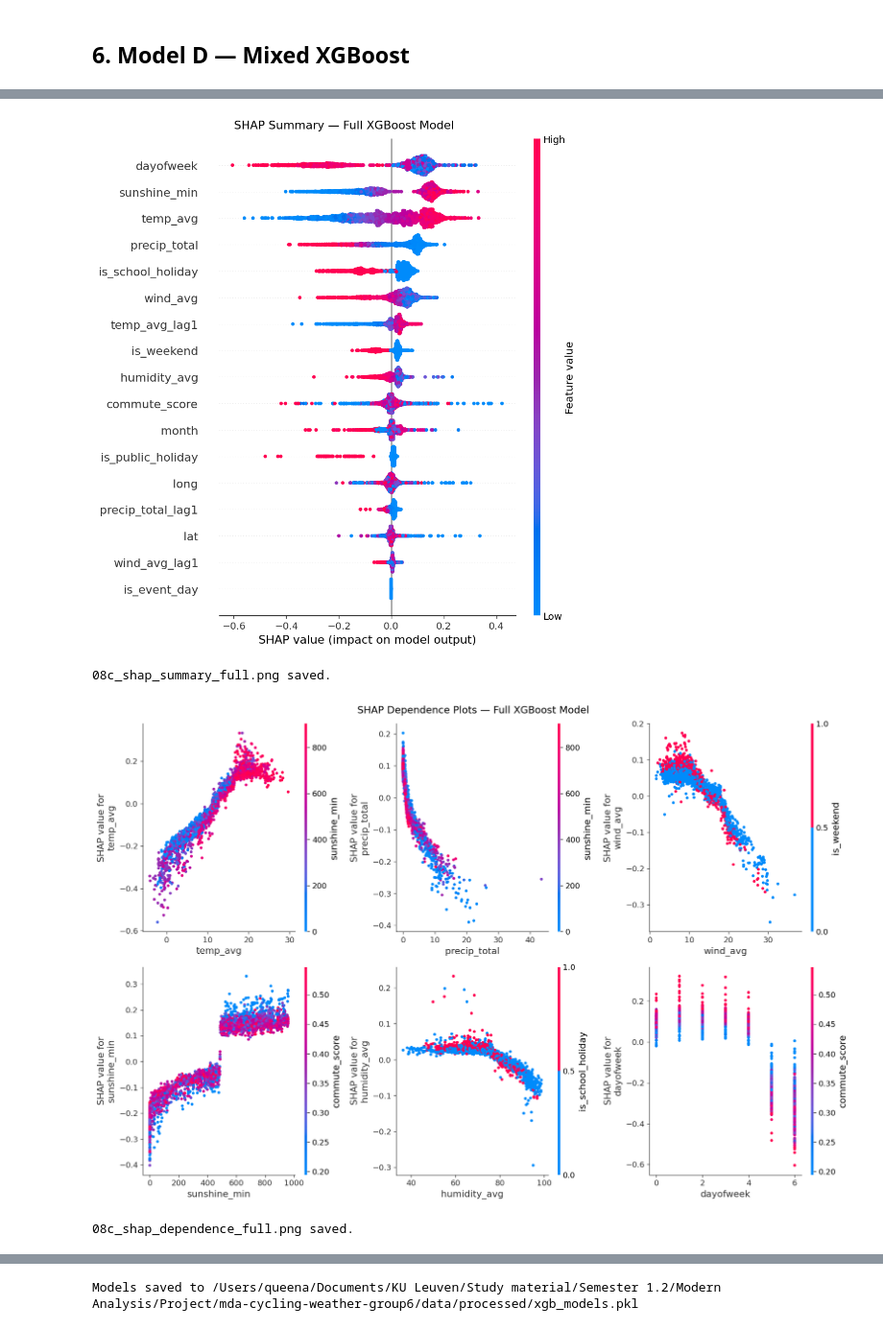
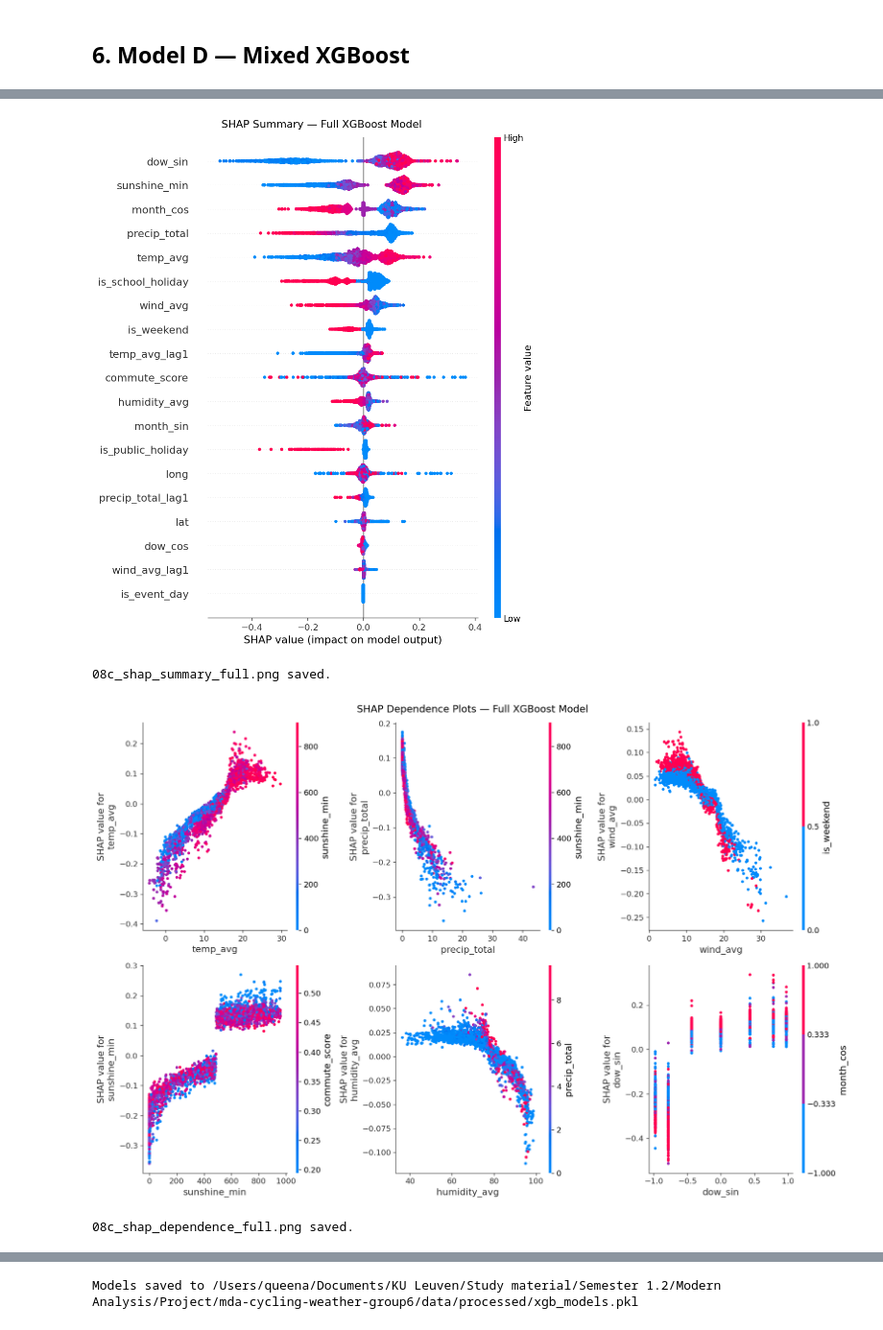
Before and after one commit to Queena34/mda-cycling-weather-group6, a Jupyter notebook: notebooks/08c_xgboost_model.ipynb, the cells around one changed output, grey strips where cells are left out. Shown at 96% size. Drawn from its saved outputs; the diff is of its cells as text; code cells hidden in the pictures.

Commit message:
refactor(08c): cyclical encoding for month/dayofweek, add naive baseline, expand model comparison table with val/test and baseline; refresh 08b_regression and figures

```diff
--- a/notebooks/08c_xgboost_model.ipynb
+++ b/notebooks/08c_xgboost_model.ipynb
@@ -165,11 +165,18 @@ for col in ["is_weekend", "is_public_holiday", "is_school_holiday", "is_event_da
     test[col]  = test[col].astype(int)
     panel_good[col] = panel_good[col].astype(int)
 
+# Cyclical encoding for month (1-12, so Jan starts at angle 0) and dayofweek (0-6)
+for df in [train, test, panel_good, train_2023, val_2024]:
+    df["month_sin"] = np.sin(2 * np.pi * (df["month"] - 1) / 12)
+    df["month_cos"] = np.cos(2 * np.pi * (df["month"] - 1) / 12)
+    df["dow_sin"]   = np.sin(2 * np.pi * df["dayofweek"] / 7)
+    df["dow_cos"]   = np.cos(2 * np.pi * df["dayofweek"] / 7)
+
 ALL_FEATURES = [
     "temp_avg", "precip_total", "wind_avg",
     "sunshine_min", "humidity_avg",
     "temp_avg_lag1", "precip_total_lag1", "wind_avg_lag1",
-    "dayofweek", "month",
+    "month_sin", "month_cos", "dow_sin", "dow_cos",
     "is_weekend", "is_public_holiday", "is_school_holiday", "is_event_day",
     "commute_score", "lat", "long",
 ]
@@ -486,33 +556,33 @@ fig_a.savefig(FIGS / "08c_shap_summary_full.png", dpi=150, bbox_inches="tight")
 plt.show()
 print("08c_shap_summary_full.png saved.")
 # %% [output]
-[figure, old version]
+[figure, new version]
 08c_shap_summary_full.png saved.
 # %%
 # Fig B — SHAP dependence plots (2×3 grid, full model)
 dep_features = ["temp_avg", "precip_total", "wind_avg",
-                "sunshine_min", "humidity_avg", "dayofweek"]
+                "sunshine_min", "humidity_avg", "dow_sin"]
 
 fig_b, axes_b = plt.subplots(2, 3, figsize=(15, 10))
 axes_flat = axes_b.flatten()
 
 X_shap_df = pd.DataFrame(X_shap_full, columns=ALL_FEATURES)
 for i, feat in enumerate(dep_features):
     shap.dependence_plot(
         feat,
         shap_values_full,
         X_shap_df,
         ax=axes_flat[i],
         show=False,
     )
 
-fig_b.suptitle("SHAP Dependence Plots \u2014 Full XGBoost Model", fontsize=14)
+fig_b.suptitle("SHAP Dependence Plots — Full XGBoost Model", fontsize=14)
 fig_b.tight_layout()
 fig_b.savefig(FIGS / "08c_shap_dependence_full.png", dpi=150, bbox_inches="tight")
 plt.show()
 print("08c_shap_dependence_full.png saved.")
 # %% [output]
-[figure, old version]
+[figure, new version]
 08c_shap_dependence_full.png saved.
 # %%
 # Fig C — Commuter vs Leisure vs Mixed SHAP summary (side-by-side mean |SHAP| bar)
```
Also changed, not shown: parts of 17 cells of this notebook, 5 other files.
